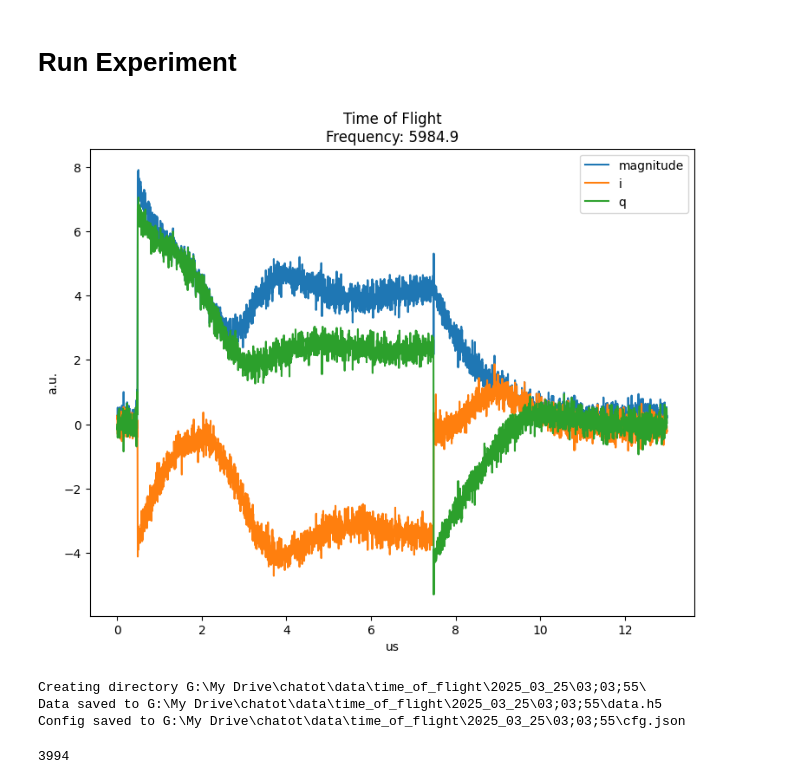
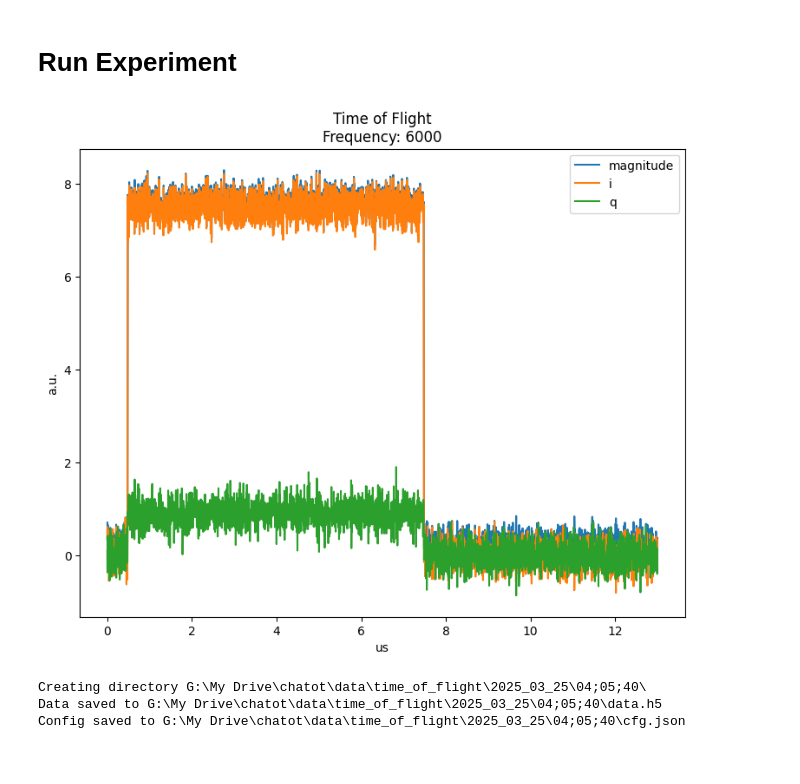
Before and after one commit to SchusterLab/ChaToT, a Jupyter notebook: Experiments/time_of_flight.ipynb, the cells around one changed output. Drawn from its saved outputs; the diff is of its cells as text; code cells hidden in the pictures.

```diff
--- a/Experiments/time_of_flight.ipynb
+++ b/Experiments/time_of_flight.ipynb
@@ -16,33 +16,28 @@ Could not load Autonics TM4 Driver
 # %%
 date = str(datetime.datetime.now().strftime('%Y_%m_%d'))
 time = str(datetime.datetime.now().strftime('%H;%M;%S'))
 
 datapath = f'G:\\My Drive\\chatot\\data\\time_of_flight\\{date}\\{time}\\' # replace this with your data location
 
 config_file = f"..\\..\\..\\..\\cfg\\llosta.json" # replace this with your config
 
 meas = time_of_flight(path=datapath, config_file=config_file)
 
 meas.cfg.expt = {
     "n_avg": 10000,
     "ro_len": 13,
     "pulse_len": 7,
-    "freq": 5984.9,
+    "freq": 6000,
     "phase": 0,
     "gain": 0.03,
     "trig_offset": 0
 }
 
 data = meas.acquire()
 meas.display(save=True)
 meas.savedata()
 # %% [output]
-[figure, old version]
+[figure, new version]
-Creating directory G:\My Drive\chatot\data\time_of_flight\2025_03_25\03;03;55\
-Data saved to G:\My Drive\chatot\data\time_of_flight\2025_03_25\03;03;55\data.h5
-Config saved to G:\My Drive\chatot\data\time_of_flight\2025_03_25\03;03;55\cfg.json
+Creating directory G:\My Drive\chatot\data\time_of_flight\2025_03_25\04;05;40\
+Data saved to G:\My Drive\chatot\data\time_of_flight\2025_03_25\04;05;40\data.h5
+Config saved to G:\My Drive\chatot\data\time_of_flight\2025_03_25\04;05;40\cfg.json
-# %%
-mag = np.abs(data['I'] + 1j*data['Q'])
-len(mag)
-# %% [output]
-3994
```
Also changed, not shown: 4 other files.
